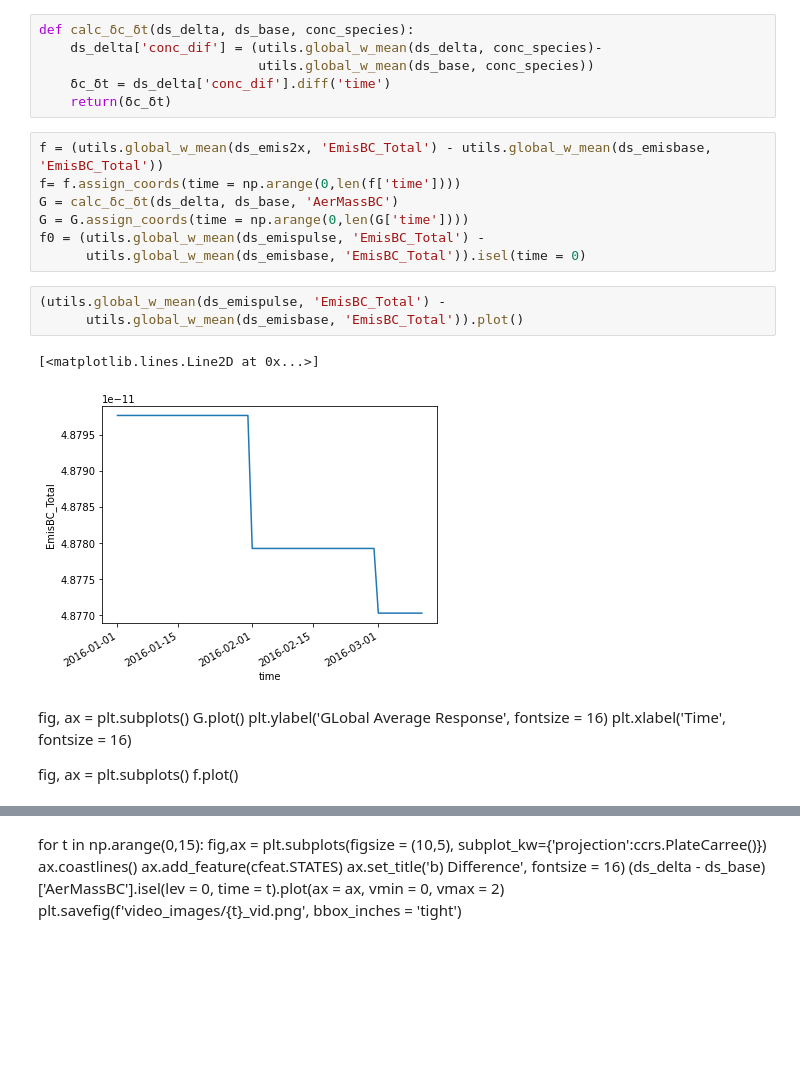
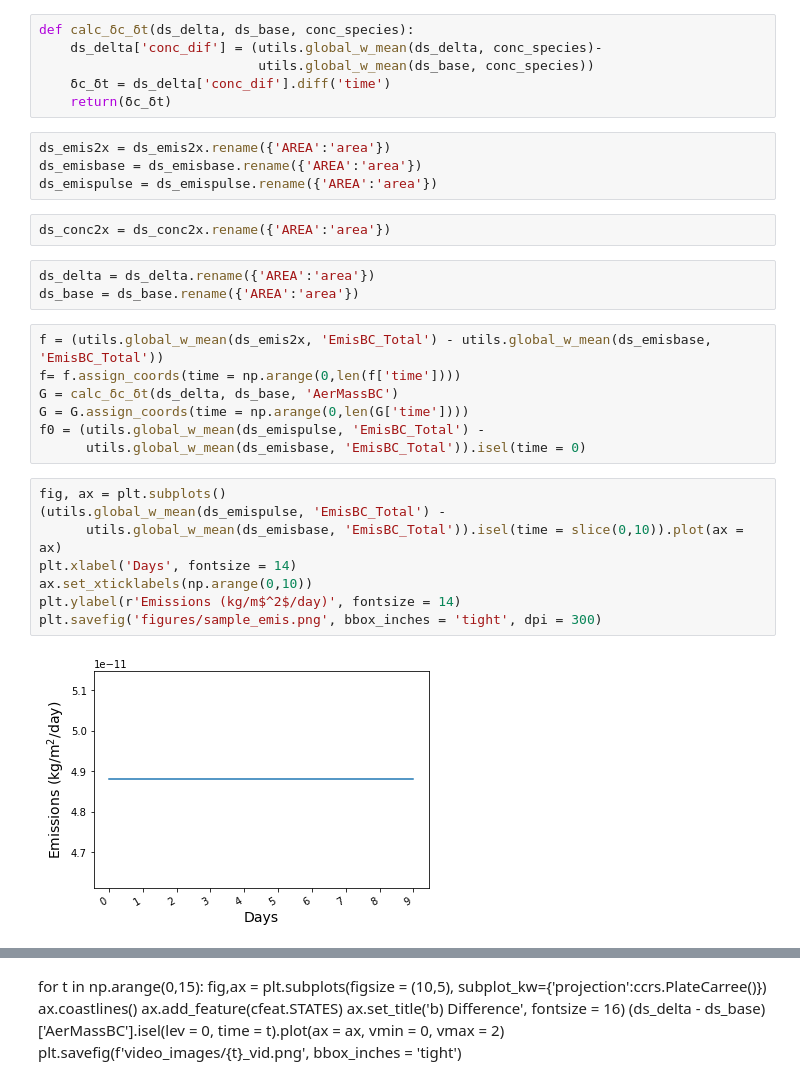
Before and after one commit to lfreese/BC-IRF, a Jupyter notebook: sustained_analysis.ipynb, the cells around one changed output, grey strips where cells are left out. Drawn from its saved outputs; the diff is of its cells as text; blank space fills up the shorter version.

```diff
--- a/sustained_analysis.ipynb
+++ b/sustained_analysis.ipynb
@@ -48,6 +48,15 @@ def calc_δc_δt(ds_delta, ds_base, conc_species):
                             utils.global_w_mean(ds_base, conc_species))
     δc_δt = ds_delta['conc_dif'].diff('time')
     return(δc_δt)
+# %%
+ds_emis2x = ds_emis2x.rename({'AREA':'area'})
+ds_emisbase = ds_emisbase.rename({'AREA':'area'})
+ds_emispulse = ds_emispulse.rename({'AREA':'area'})
+# %%
+ds_conc2x = ds_conc2x.rename({'AREA':'area'})
+# %%
+ds_delta = ds_delta.rename({'AREA':'area'})
+ds_base = ds_base.rename({'AREA':'area'})
 # %%
 f = (utils.global_w_mean(ds_emis2x, 'EmisBC_Total') - utils.global_w_mean(ds_emisbase, 'EmisBC_Total'))
 f= f.assign_coords(time = np.arange(0,len(f['time'])))
@@ -56,16 +65,12 @@ G = G.assign_coords(time = np.arange(0,len(G['time'])))
 f0 = (utils.global_w_mean(ds_emispulse, 'EmisBC_Total') -
       utils.global_w_mean(ds_emisbase, 'EmisBC_Total')).isel(time = 0)
 # %%
+fig, ax = plt.subplots()
 (utils.global_w_mean(ds_emispulse, 'EmisBC_Total') -
-      utils.global_w_mean(ds_emisbase, 'EmisBC_Total')).plot()
+      utils.global_w_mean(ds_emisbase, 'EmisBC_Total')).isel(time = slice(0,10)).plot(ax = ax)
+plt.xlabel('Days', fontsize = 14)
+ax.set_xticklabels(np.arange(0,10))
+plt.ylabel(r'Emissions (kg/m$^2$/day)', fontsize = 14)
+plt.savefig('figures/sample_emis.png', bbox_inches = 'tight', dpi = 300)
 # %% [output]
-[<matplotlib.lines.Line2D at 0x...>]
-[figure, old version]
+[figure, new version]
-# %% [markdown]
-fig, ax = plt.subplots()
-G.plot()
-plt.ylabel('GLobal Average Response', fontsize = 16)
-plt.xlabel('Time', fontsize = 16)
-
-fig, ax = plt.subplots()
-f.plot()
```
Also changed, not shown: parts of 4 cells of this notebook, 20 other files.
